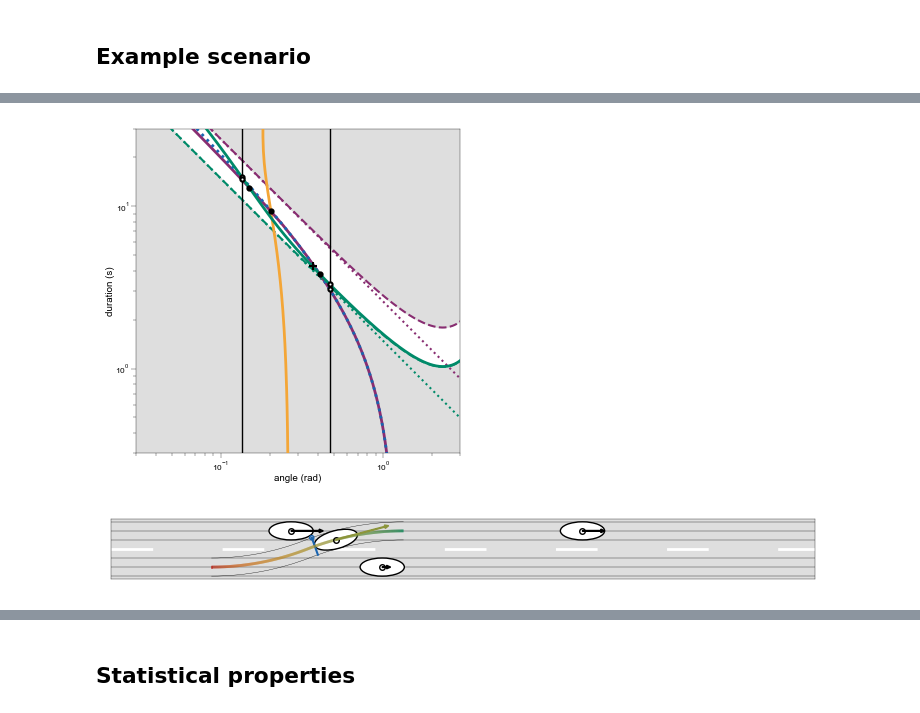
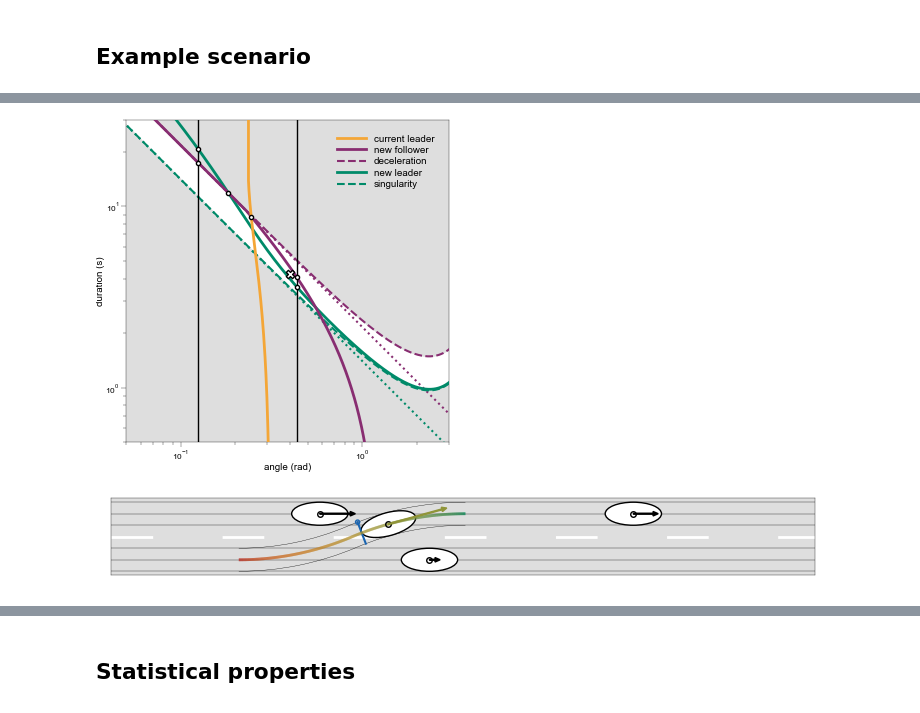
Before and after one commit to EPFL-ENAC/LUTS-pneuma-simulator, a Jupyter notebook: notebooks/discrete.ipynb, the cells around one changed output, grey strips where cells are left out. Cells and saved outputs as stored; diff of their text form; code cells hidden in the pictures.

```diff
--- a/notebooks/discrete.ipynb
+++ b/notebooks/discrete.ipynb
@@ -724,22 +725,22 @@ _, c_lam, c_v0, c_s0 = synthetic_fd(2, rng, mode="Car", distributed=True)
 # merger dynamics
 x_check = 0
 y_check = -W / 2
-v_check = 10 / factor
+v_check = 12 / factor
 lam = c_lam[0]
 v0 = c_v0[0]
 s0 = c_s0[0]
 # follower dynamics
 x_f = x_check - 2
-v_f = 11.5 / factor
+v_f = 10 / factor
 lam_f = c_lam[1]
 v0_f = c_v0[1]
 s0_f = c_s0[1]
 # leader dynamics
-x_check_ell_check = x_check + 2 * s + 10
+x_check_ell_check = x_check + 2 * s + 8
 v_ell_check = 3 / factor
 # new leader dynamics
-x_check_ell_hat = x_check + 30
-v_ell_hat = 8 / factor
+x_check_ell_hat = x_check + 25
+v_ell_hat = 7 / factor
 
 # maneuverability in degrees
 gamma_max = radians(exp(XC * v_check * factor + CC_max))
@@ -754,9 +755,9 @@ gamma min: 3.9
 # %%
 # --- Figure setup ---
 %matplotlib inline
-fig, ax = plt.subplots(figsize=(18 * cm, 3 * cm))
+fig, ax = plt.subplots(figsize=(15 * cm, 3 * cm))
 ax.set_aspect("equal")
-ax.set_xlim(-10, 50)
+ax.set_xlim(-8, 32)
 ax.set_ylim(-3, 3)
 ax.set_xticks([])
 ax.set_yticks([])
@@ -766,10 +767,10 @@ ax.axhline(0, color="w", lw=2, ls=(0, (15, 25)), zorder=0)
 
 # --- Objects: ellipses, points, arrows ---
 objects = [
-    (x_check, y_check, v_check, vermilion),
-    (x_f, -y_check, v_f, dark_blue),
+    (x_check, y_check, v_check, 'w'),
+    (x_f, -y_check, v_f, dark_purple),
     (x_check_ell_hat, -y_check, v_ell_hat, dark_teal),
-    (x_check_ell_check, y_check, v_ell_check, "w"),
+    (x_check_ell_check, y_check, v_ell_check, orange),
 ]
 
 for x, y, v, color in objects:
@@ -1087,73 +1089,73 @@ for n, phi in enumerate(phis):
     l_f_phi.append(Dt_f_phi)
     l_max_phi.append(Dt_max_phi)
 # %%
-%matplotlib inline
+%matplotlib widget
 if phi_star:
     # --- Plot ---
     fig, ax = plt.subplots(figsize=(9 * cm, 9 * cm))
     ax.set_aspect("equal")
+    setattr(fig.canvas, "header_visible", False)
 
     # add labels here
-    ax.plot(phis, l_PET_ell, color=orange, lw=2, zorder=20)
-    ax.plot(phis, l_PET_f, color=dark_purple, lw=2, zorder=20)
-    ax.plot(phis, l_f_phi, color=dark_blue, ls=":", lw=2, zorder=20, label="new follower")
-    ax.plot(phis, l_ell_phi, color=dark_teal, lw=2, zorder=20, label="new leader")
-    ax.plot(phis, l_0_phi, color=dark_teal, ls="--", lw=1.5, zorder=10, label="singularity")
-    ax.plot(phis, l_max_phi, color=dark_purple, ls="--", lw=1.5, zorder=10, label="deceleration")
+    ax.plot(phis, l_PET_ell, color=orange, lw=2, zorder=30, label="current leader")
+    ax.plot(phis, l_PET_f, color=dark_purple, lw=2, zorder=20, label="new follower")
+    ax.plot(phis, l_max_phi, color=dark_purple, ls="--", lw=1.5, zorder=20, label="deceleration")
+    ax.plot(phis, scaling_max(phis, v_check), c=dark_purple, ls=":", zorder=15, lw=1.5)
+    ax.plot(phis, l_ell_phi, color=dark_teal, lw=2, zorder=15, label="new leader")
+    ax.plot(phis, l_0_phi, color=dark_teal, ls="--", lw=1.5, zorder=15, label="singularity")
+    ax.plot(phis, scaling_0(phis, v0, v_check), c=dark_teal, ls=":", zorder=15, lw=1.5)
     ax.fill_between(phis, cast(Any, l_max_phi), 10000, color=grey)
-    ax.plot(phis, scaling_0(phis, v0, v_check), c=dark_teal, ls=":", zorder=15, lw=1.5)
-    ax.plot(phis, scaling_max(phis, v_check), c=dark_purple, ls=":", zorder=15, lw=1.5)
     ax.axvline(phi_min, color="k", ls="-", lw=1, zorder=20)
     ax.axvline(phi_max, color="k", ls="-", lw=1, zorder=20)
     #ax.axvline(phi_constraint, color="r", ls="-", lw=1, zorder=20)
     phis_max = []
     phis_0 = []
     Ds_max = []
     Ds_0 = []
     ax.fill_between(phis, cast(Any, l_0_phi), color=grey)
     for solution in solutions:
-        ax.scatter(solution[0], solution[1], marker=MarkerStyle("."), lw=1.5, ec="k", fc='k', zorder=200, clip_on=False)
+        ax.scatter(solution[0], solution[1], marker=MarkerStyle("."), ec="k", fc='w', zorder=200, clip_on=False)
 
     for constraint in constraints:
-        ax.scatter(constraint[0], constraint[1], marker=MarkerStyle("."), lw=1.5, ec="k", fc='k', zorder=200, clip_on=False)
+        ax.scatter(constraint[0], constraint[1], marker=MarkerStyle("."), ec="k", fc='w', zorder=200, clip_on=False)
     # Corner points
-    ax.scatter(phi_min, Dt_ell_phi_min, marker=MarkerStyle("."), lw=1.5, ec="k", fc="w", zorder=100, clip_on=False)
-    ax.scatter(phi_min, Dt_f_phi_min, marker=MarkerStyle("."), lw=1.5, ec="k", fc="w", zorder=100, clip_on=False)
-    ax.scatter(phi_max, Dt_ell_phi_max, marker=MarkerStyle("."), lw=1.5, ec="k", fc="w", zorder=100, clip_on=False)
-    ax.scatter(phi_max, Dt_f_phi_max, marker=MarkerStyle("."), lw=1.5, ec="k", fc="w", zorder=100, clip_on=False)
+    ax.scatter(phi_min, Dt_ell_phi_min, marker=MarkerStyle("."), ec="k", fc="w", zorder=100, clip_on=False)
+    ax.scatter(phi_min, Dt_f_phi_min, marker=MarkerStyle("."), ec="k", fc="w", zorder=100, clip_on=False)
+    ax.scatter(phi_max, Dt_ell_phi_max, marker=MarkerStyle("."), ec="k", fc="w", zorder=100, clip_on=False)
+    ax.scatter(phi_max, Dt_f_phi_max, marker=MarkerStyle("."), ec="k", fc="w", zorder=100, clip_on=False)
     #ax.scatter(ell_phi, geom(ell_phi, W)[1]/v_check, marker=MarkerStyle("."), lw=1.5, ec="k", fc="w", zorder=100, clip_on=False)
 
     ## Critical point
-    ax.scatter(phi_star, Dt, marker=MarkerStyle("+"), lw=1.5, ec="k", fc="w", zorder=100)
+    ax.scatter(phi_star, Dt, marker=MarkerStyle("X"), ec="k", fc="w", zorder=100)
 
     ax.set_xlabel("angle (rad)", labelpad=0)
     ax.set_ylabel("duration (s)", labelpad=0)
     ax.tick_params(axis="both", which="major", pad=1)
     ax.set_yscale("log")
     ax.set_xscale("log")
-    plt.xlim(0.03, 3)
-    plt.ylim(0.3, 30)
+    plt.xlim(0.05, 3)
+    plt.ylim(0.5, 30)
 
-    ## <<< LEGEND ADDITION >>>
-    # ax.legend(
-    #    loc="upper right",
-    #    frameon=False,
-    #    handlelength=2,
-    #    borderpad=0,
-    #    labelspacing=.2,
-    # )
+    # <<< LEGEND ADDITION >>>
+    ax.legend(
+       loc="upper right",
+       frameon=False,
+       handlelength=3,
+       borderpad=1,
+       labelspacing=.25,
+    )
 
-    fig.tight_layout(pad=0)
+    fig.tight_layout(pad=0.1)
     # plt.savefig(
     #    "./output/sketches/lc_phi_omg.pdf",
     #    format="pdf",
     #    transparent=True,
     #    bbox_inches="tight",
     #    pad_inches=0.01,
     # )
     plt.show()
 # %% [output]
-[figure, old version]
+[figure, new version]
 # %%
 theta_imath, x_imath, y_imath, x_psi, y_psi, p, x_p, y_p = details
 # reference y0 depends on sign
@@ -1174,7 +1176,7 @@ if phi_star is not None:
     ymin, ymax = -3, 3
     fig, ax = plt.subplots(figsize=(18 * cm, 3 * cm))
     ax.set_aspect("equal")
-    ax.set_xlim(-10, 60)
+    ax.set_xlim(-10, 45)
     ax.set_xticks([])
     ax.set_yticks([])
     plt.ylim(ymin, ymax)
@@ -1375,7 +1377,7 @@ if phi_star is not None:
     # )
     plt.show()
 # %% [output]
-[figure, old version]
+[figure, new version]
 # %%
 %matplotlib widget
 if phi_star is not None:
```
Also changed, not shown: parts of 21 cells of this notebook.
